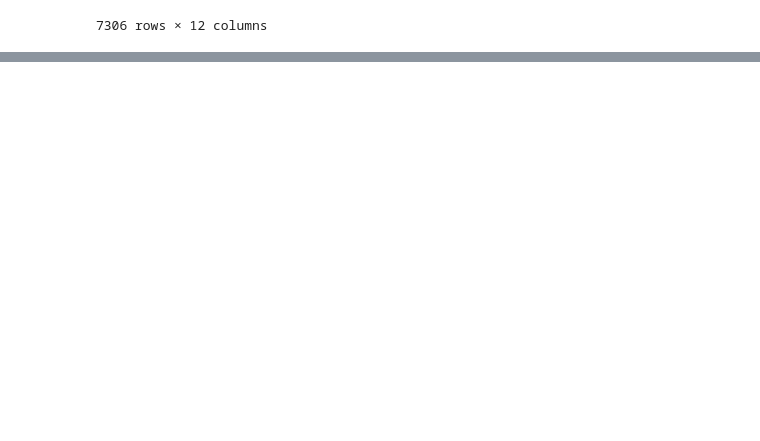
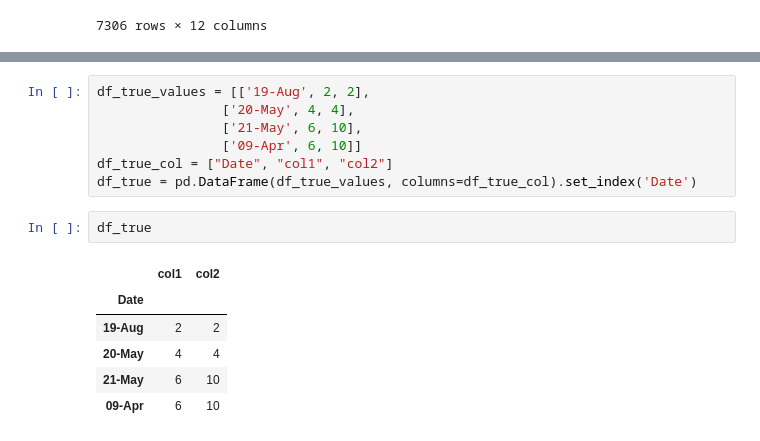
Before and after one commit to XiaoyunGong/MSiA423-Analytics-Value-Chain-project, a Jupyter notebook: notebooks/develop/modeling.ipynb, the cells around one changed output, grey strips where cells are left out. Cells and saved outputs as stored; diff of their text form; blank space fills up the shorter version.

```diff
--- a/notebooks/develop/modeling.ipynb
+++ b/notebooks/develop/modeling.ipynb
@@ -310,0 +377,16 @@ joined
+# %%
+df_true_values = [['19-Aug', 2, 2],
+                ['20-May', 4, 4],
+                ['21-May', 6, 10],
+                ['09-Apr', 6, 10]]
+df_true_col = ["Date", "col1", "col2"]
+df_true = pd.DataFrame(df_true_values, columns=df_true_col).set_index('Date')
+# %%
+df_true
+# %% [output]
+|  | col1 | col2 |
+| Date |  |  |
+| 19-Aug | 2 | 2 |
+| 20-May | 4 | 4 |
+| 21-May | 6 | 10 |
+| 09-Apr | 6 | 10 |
```
Also changed, not shown: parts of 7 cells of this notebook, 13 other files.
